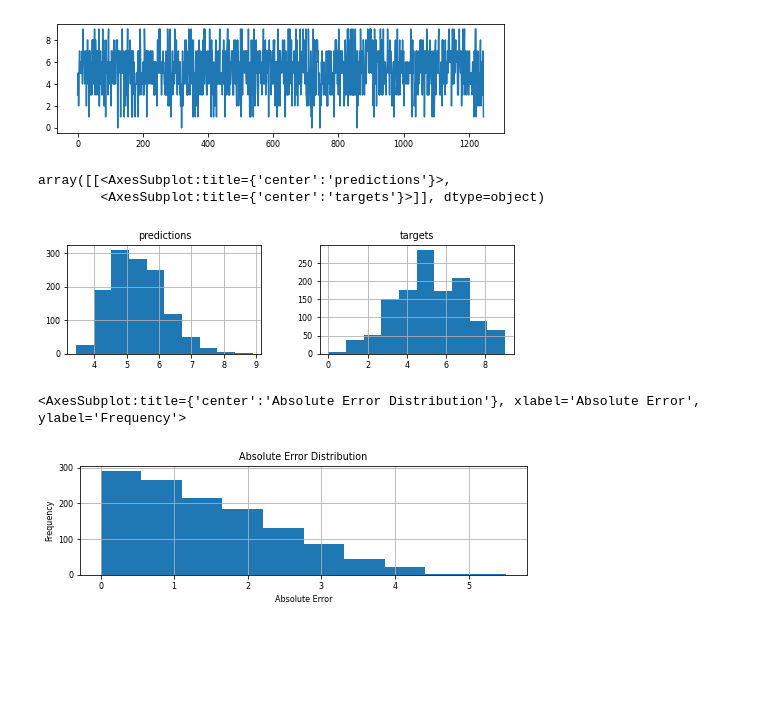
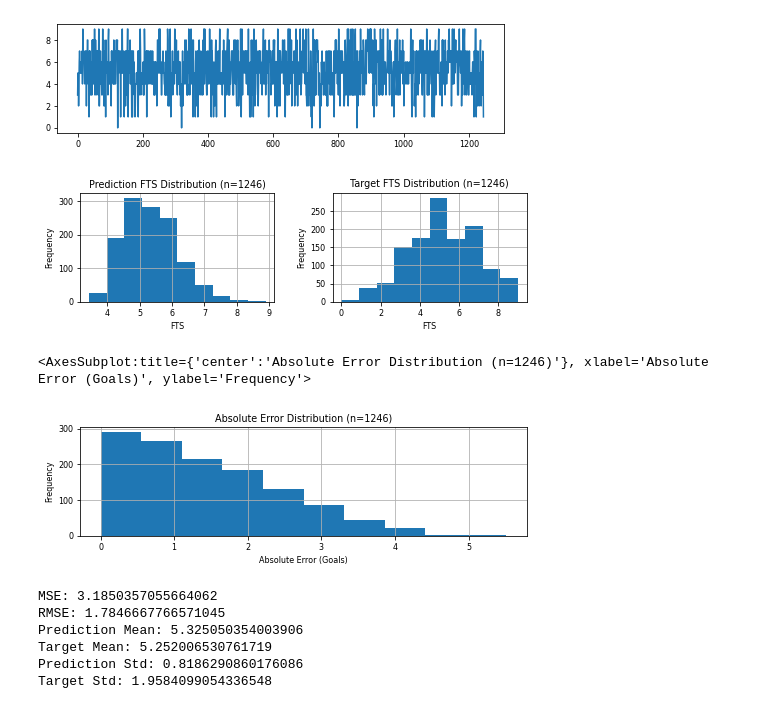
Before and after one commit to oscj/nhl-fts-prediction, a Jupyter notebook: expl/closed_form_lr.ipynb, the cells around one changed output. Saved outputs shown, nothing was run; the diff lists cells and outputs as text; code cells hidden in the pictures; blank space fills up the shorter version.

```diff
--- a/expl/closed_form_lr.ipynb
+++ b/expl/closed_form_lr.ipynb
@@ -285,21 +285,36 @@ plt.plot(t_test)
 # %%
 # denormalize t_hat and t_test
 # t_hat = [(ti * original_std["totalGoals"]) + original_mean["totalGoals"] for ti in t_hat]
 # t_test = [(ti * original_std["totalGoals"]) + original_mean["totalGoals"] for ti in t_test]
 
-pred_and_targets_df = pd.DataFrame({'predictions': t_hat, 'targets': t_test})
-pred_and_targets_df.hist()
+pred_and_targets_df = pd.DataFrame({f'Prediction FTS Distribution (n={len(t_hat)})': t_hat, f'Target FTS Distribution (n={len(t_hat)})': t_test})
+s = pred_and_targets_df.hist()
+for ax in s.flatten():
+    ax.set_xlabel("FTS")
+    ax.set_ylabel("Frequency")
 # %% [output]
-array([[<AxesSubplot:title={'center':'predictions'}>,
-        <AxesSubplot:title={'center':'targets'}>]], dtype=object)
-[figure, old version]
+[figure, new version]
 # %%
 losses_df = pd.DataFrame()
 losses_df["loss"] = abs_losses
-plt.title("Absolute Error Distribution")
+plt.title(f"Absolute Error Distribution (n={len(t_test)})")
 plt.xlabel("Absolute Error (Goals)")
 plt.ylabel("Frequency")
 losses_df["loss"].hist()
 # %% [output]
-<AxesSubplot:title={'center':'Absolute Error Distribution'}, xlabel='Absolute Error', ylabel='Frequency'>
+<AxesSubplot:title={'center':'Absolute Error Distribution (n=1246)'}, xlabel='Absolute Error (Goals)', ylabel='Frequency'>
-[figure, old version]
+[figure, new version]
+# %%
+print(f"MSE: {np.mean((t_hat - t_test)**2)}")
+print(f"RMSE: {np.sqrt(np.mean((t_hat - t_test)**2))}")
+print(f"Prediction Mean: {np.mean(t_hat)}")
+print(f"Target Mean: {np.mean(t_test)}")
+print(f"Prediction Std: {np.std(t_hat)}")
+print(f"Target Std: {np.std(t_test)}")
+# %% [output]
+MSE: 3.1850357055664062
+RMSE: 1.7846667766571045
+Prediction Mean: 5.325050354003906
+Target Mean: 5.252006530761719
+Prediction Std: 0.8186290860176086
+Target Std: 1.9584099054336548
```
Also changed, not shown: 3 other files.
